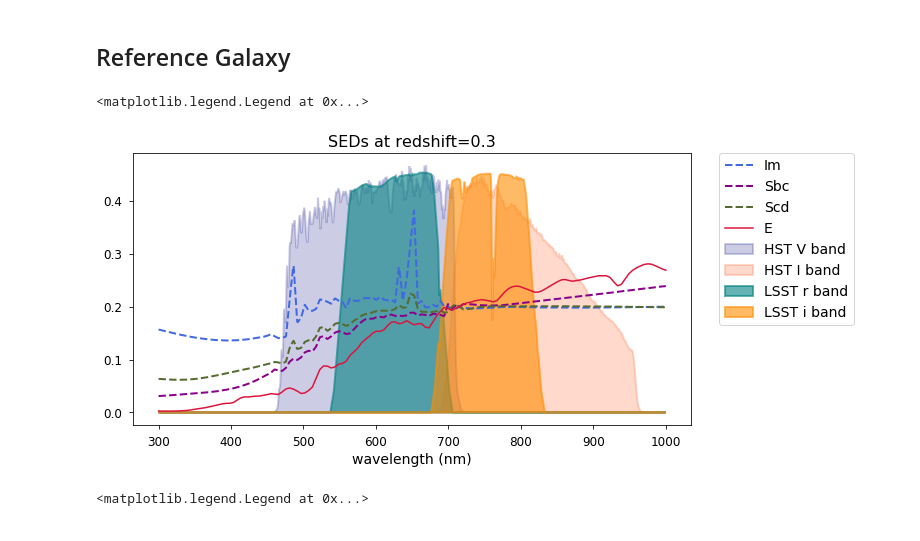
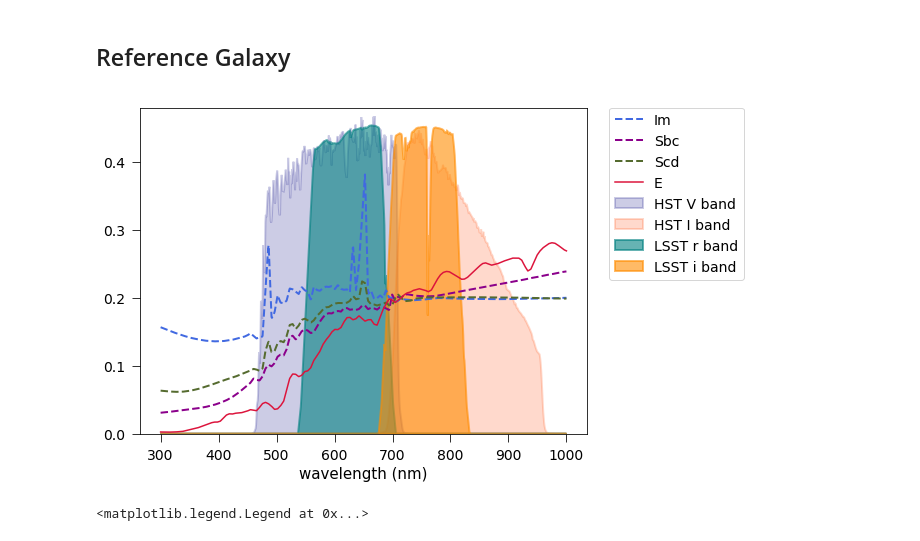
Before and after one commit to sowmyakth/measure_cg_bias, a Jupyter notebook: notebooks/show_gal.ipynb, the cells around one changed output. Saved outputs shown, nothing was run; the diff lists cells and outputs as text; code cells hidden in the pictures.

Commit message:
filters plot updated

```diff
--- a/notebooks/show_gal.ipynb
+++ b/notebooks/show_gal.ipynb
@@ -27,11 +27,11 @@ os.sys.path.insert(0,parentdir)
 import cg_functions as cg_fn
 from astropy.table import Table
 
-plt.rc('font', family='sans-serif')
-plt.rc('xtick.major', size=4, pad=7)
-plt.rc('xtick', labelsize=12)
-plt.rc('ytick.major', size=4, pad=7)
-plt.rc('ytick', labelsize=12)
+plt.rc('font', family='sans-serif', size=14)
+plt.rc('xtick.major', size=8, pad=7)
+plt.rc('xtick', labelsize=14)
+plt.rc('ytick.major', size=8, pad=7)
+plt.rc('ytick', labelsize=14)
 plt.rc('axes', titlesize=16)
 plt.rc('axes', labelsize=14)
 plt.rc('legend',**{'fontsize':14})
@@ -39,37 +39,42 @@ plt.rc('savefig', bbox='tight')
 plt.rc('figure.subplot', wspace=0.5)
 plt.rc('figure.subplot', hspace=0.5)
 plt.rc('legend', fancybox=True, borderaxespad=0.)
+# %%
+# Plots to be saved at
+plot_path = parentdir + '/plots/'
 # %% [markdown]
 ## Reference Galaxy
 # %%
 disk_SED_names=['Im', 'Sbc', 'Scd']
 colors = ['royalblue', 'darkmagenta', 'darkolivegreen', 'c', 'y', 'm']
 x=np.linspace(300,1000,1000)
-plt.figure(figsize=[10,5])
+plt.figure(figsize=[8, 6])
 V = cg_fn.get_HST_Bandpass('F606W')
 I = cg_fn.get_HST_Bandpass('F814W')
 filt_r = galsim.Bandpass(parentdir + '/data/baseline/total_r.dat',
                         wave_type='nm').thin(rel_err=1e-4)
 filt_i = galsim.Bandpass(parentdir + '/data/baseline/total_i.dat',
                         wave_type='nm').thin(rel_err=1e-4)
 for num, disk_SED_name in enumerate(disk_SED_names):
     in_p = cg_fn.LSST_Args(disk_SED_name=disk_SED_name)
     in_p.b_SED, in_p.d_SED, in_p.c_SED = cg_fn.get_template_seds(in_p)
 
     plt.plot(x,in_p.d_SED(x)*0.2, label=disk_SED_name,linewidth=2,
              c=colors[num], linestyle='--')
 plt.plot(x,in_p.b_SED(x)*0.2, c='crimson', label='E')
-plt.xlabel('wavelength (nm)', size=14)
+plt.xlabel('wavelength (nm)', size=15)
+plt.ylim([0, 0.48])
 
-plt.title('SEDs at redshift={:.1f}'.format(in_p.redshift), size=16)
+# plt.title('SEDs at redshift={:.1f}'.format(in_p.redshift), size=16)
 plt.fill(x,V(x), alpha=0.2, color='navy', label='HST V band', linewidth=2)
 plt.fill(x,I(x), alpha=0.2, color='orangered', label='HST I band',linewidth=2)
 plt.fill(x,filt_r(x), alpha=0.6, color='teal', label='LSST r band',linewidth=2)
 plt.fill(x,filt_i(x), alpha=0.6, color='Darkorange', label='LSST i band',linewidth=2)
 plt.legend(bbox_to_anchor=(1.05, 1), loc=2, borderaxespad=0.)
+plt.savefig(plot_path + "ref_gal_filters.png",
+             bbox_inches='tight')
 # %% [output]
-<matplotlib.legend.Legend at 0x...>
-[figure, old version]
+[figure, new version]
 # %%
 e_s = [0.3, 0.3]
 in_p = cg_fn.LSST_Args(bulge_e=e_s, disk_e=e_s)
```
